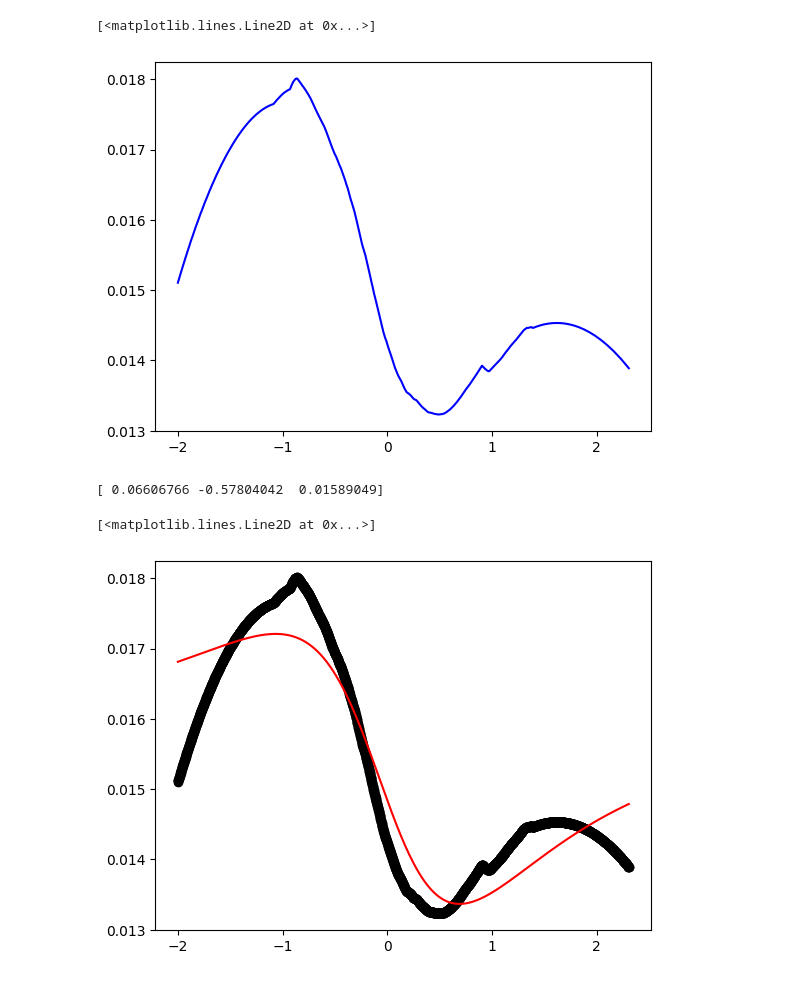
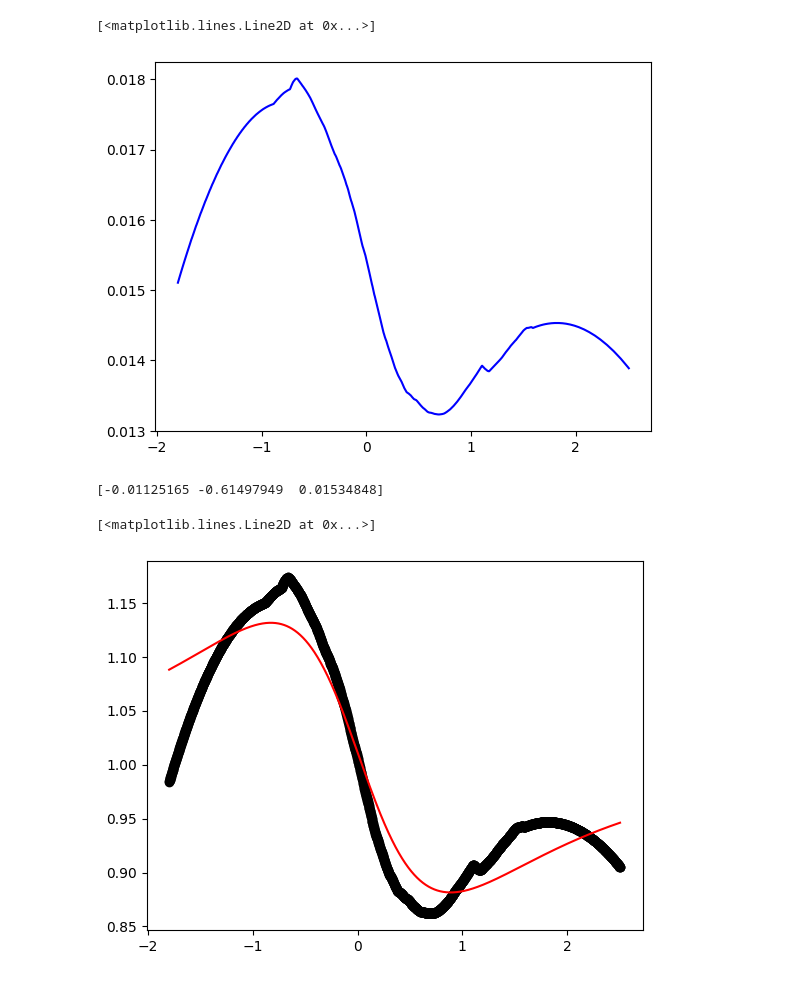
Before and after one commit to peakcipher/coursework, a Jupyter notebook: 22O1/data_19.ipynb, the cells around one changed output. Saved outputs shown, nothing was run; the diff lists cells and outputs as text; code cells hidden in the pictures.

Commit message:
generated plots and performed error analysis

```diff
--- a/22O1/data_19.ipynb
+++ b/22O1/data_19.ipynb
@@ -20,7 +20,7 @@ data_4[:,0] = data_4[:,0]*lin_v   #dist
 trial_arr = data_4[data_4[:, 0]<1100]
 #trial_arr = trial1_arr[trial1_arr[:,0]>5.8]
 
-data_zf = trial_arr[:,0]-2
+data_zf = trial_arr[:,0]-1.8
 data_T = trial_arr[:,1]
 
 rpm = 10/(2/(60*lin_v))
@@ -38,27 +38,27 @@ w = savgol_filter(data_T, 1000, 2)
 plt.plot(data_zf, w, 'b')  # smooth by filter
 # %% [output]
 [<matplotlib.lines.Line2D at 0x...>]
-[figure, old version]
+[figure, new version]
 # %%
 from scipy.optimize import curve_fit
 
 def open_ap(z, del_psi0, N):
-    return N - N*del_psi0/(z**2+1)
+    return N*(1 - del_psi0/(z**2+1))
 
 def closed_ap(z, del_psi0, del_phi0, N):
-    return N + N*4*del_phi0*z/((z**2+9)*(z**2+1)) - N*del_psi0/(z**2+1)
+    return N*(1 + 4*del_phi0*z/((z**2+9)*(z**2+1)) - del_psi0/(z**2+1))
 
 popt, pcov = curve_fit(closed_ap, data_zf, w)
 
-
+norm_val = popt[2]
 print(popt)
 
-
-plt.plot(data_zf, w, 'ko', label="Observed data points")
+np.savetxt('trial.txt', np.c_[data_zf,w/norm_val])
+plt.plot(data_zf, w/norm_val, 'ko', label="Observed data points")
 
 
-plt.plot(data_zf, closed_ap(data_zf, *popt), 'r-', label="Fitted Curve")
+plt.plot(data_zf, closed_ap(data_zf, *popt)/norm_val, 'r-', label="Fitted Curve")
 # %% [output]
-[ 0.06606766 -0.57804042  0.01589049]
+[-0.01125165 -0.61497949  0.01534848]
 [<matplotlib.lines.Line2D at 0x...>]
-[figure, old version]
+[figure, new version]
```
Also changed, not shown: parts of 1 cell of this notebook, 10 other files.
